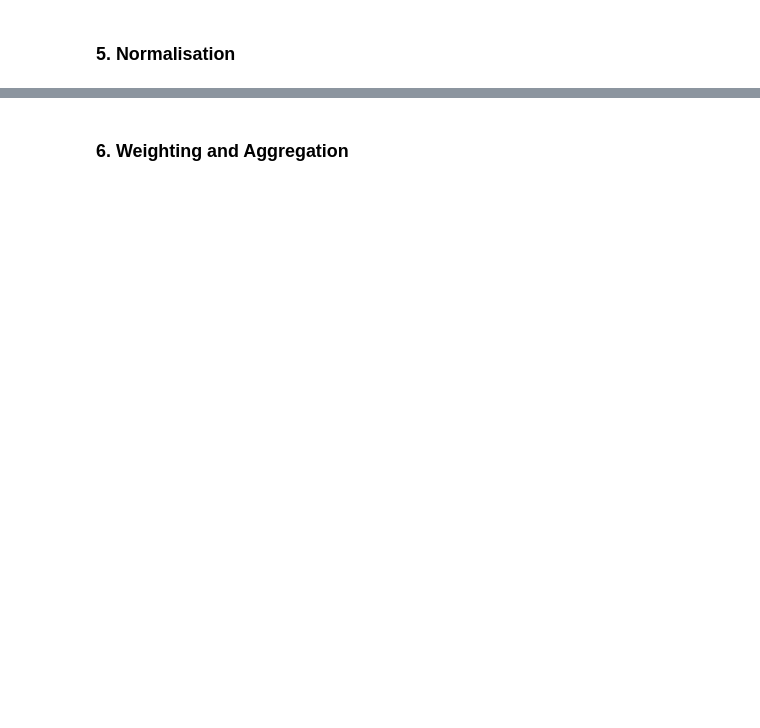
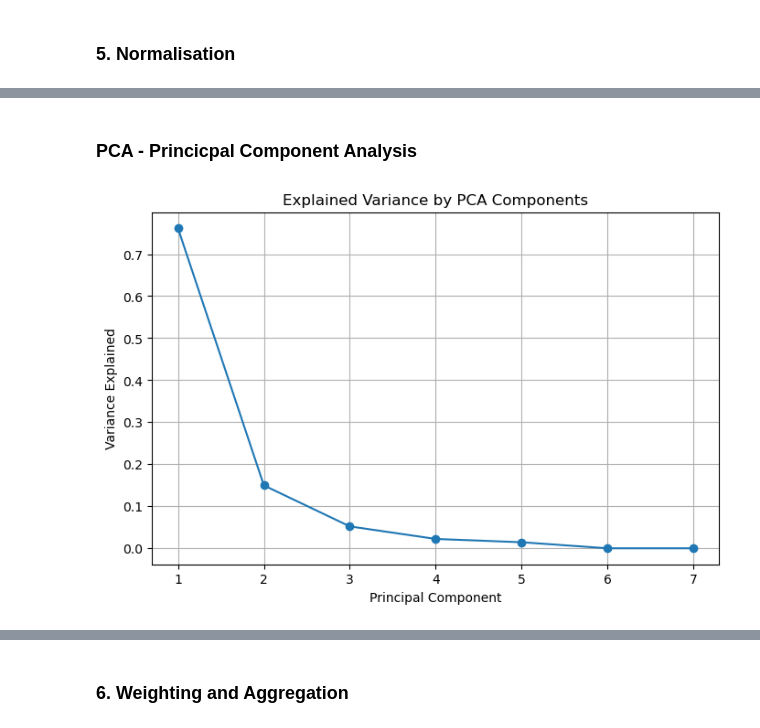
Before and after one commit to Matthew-Riddell/DAV_CA1, a Jupyter notebook: MATTHEW_RIDDELL_DAV_CA.ipynb, the cells around one changed output, grey strips where cells are left out. Drawn from its saved outputs; the diff is of its cells as text; code cells hidden in the pictures; blank space fills up the shorter version.

Commit message:
Construction of the Index through Aggregation and Normalisation of the First Principal Component

```diff
--- a/MATTHEW_RIDDELL_DAV_CA.ipynb
+++ b/MATTHEW_RIDDELL_DAV_CA.ipynb
@@ -370,0 +393,24 @@ plt.show()
+# %%
+from sklearn.preprocessing import MinMaxScaler
+
+# Country Names separated from numeric variables
+countries = df_selected['Country']
+
+# Selecting numeric values
+features = df_selected.drop(columns=['Country'])
+
+# Using Min-Max scaling to normalise variables
+scaler = MinMaxScaler()
+normalized_features = scaler.fit_transform(features)
+
+# Convert back to DataFrame
+df_normalized = pd.DataFrame(normalized_features, columns=features.columns)
+df_normalized['Country'] = countries.values
+
+# Reverse negatively associated indicators
+df_normalized['infant_mortality'] = -df_normalized['infant_mortality']
+df_normalized['out_of_pocket_expenditure'] = -df_normalized['out_of_pocket_expenditure']
+
+
+# Preview noramised variables
+df_normalized.head()
@@ -370,0 +424,24 @@ plt.show()
+# %% [markdown]
+### PCA - Princicpal Component Analysis
+# %%
+from sklearn.decomposition import PCA
+import matplotlib.pyplot as plt
+
+# Run PCA on normalized features
+pca = PCA()
+pca_data = pca.fit_transform(df_normalized.drop(columns=['Country']))
+
+# Explained variance
+explained_var = pca.explained_variance_ratio_
+
+# Plot
+plt.figure(figsize=(8, 5))
+plt.plot(range(1, len(explained_var)+1), explained_var, marker='o')
+plt.title("Explained Variance by PCA Components")
+plt.xlabel("Principal Component")
+plt.ylabel("Variance Explained")
+plt.xticks(range(1, len(explained_var)+1))
+plt.grid(True)
+plt.show()
+# %% [output]
+[figure, added]
```
Also changed, not shown: parts of 8 cells of this notebook.
